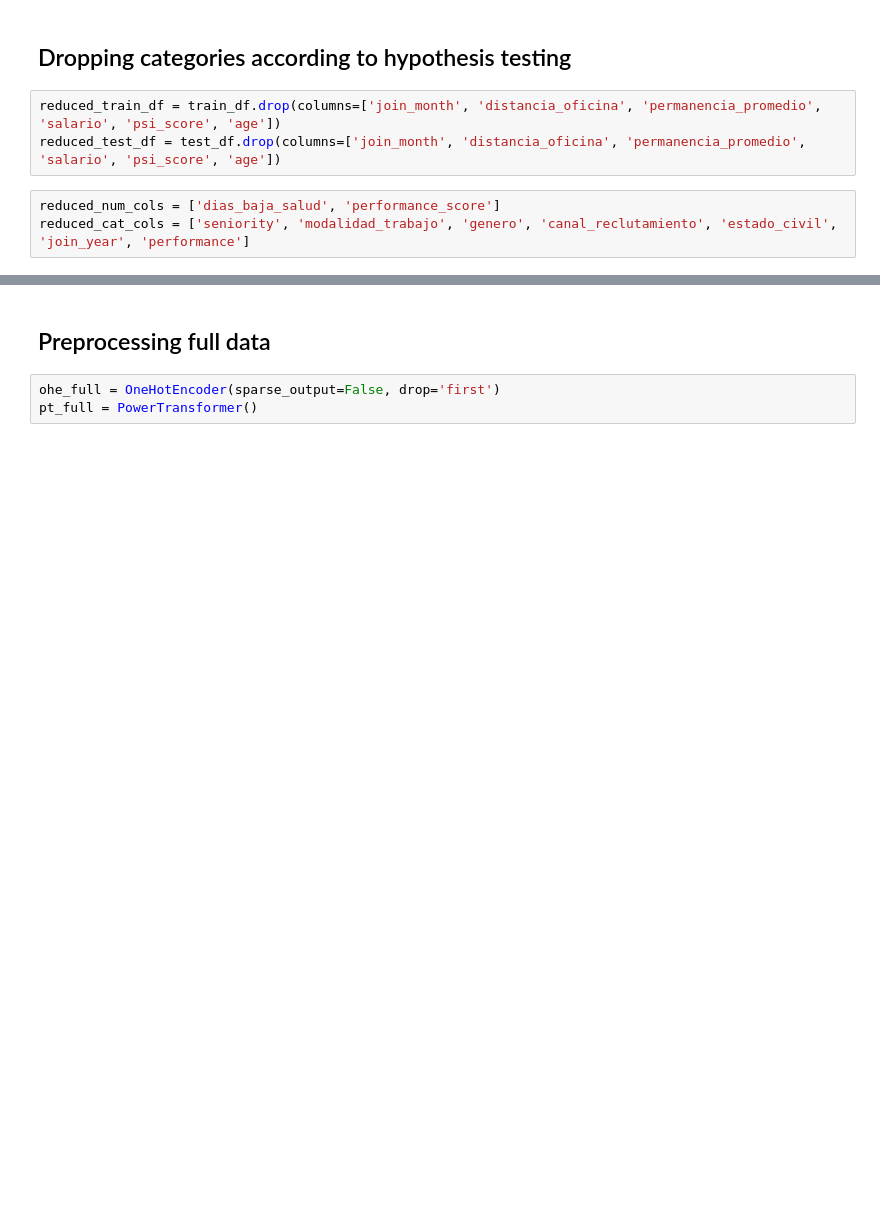
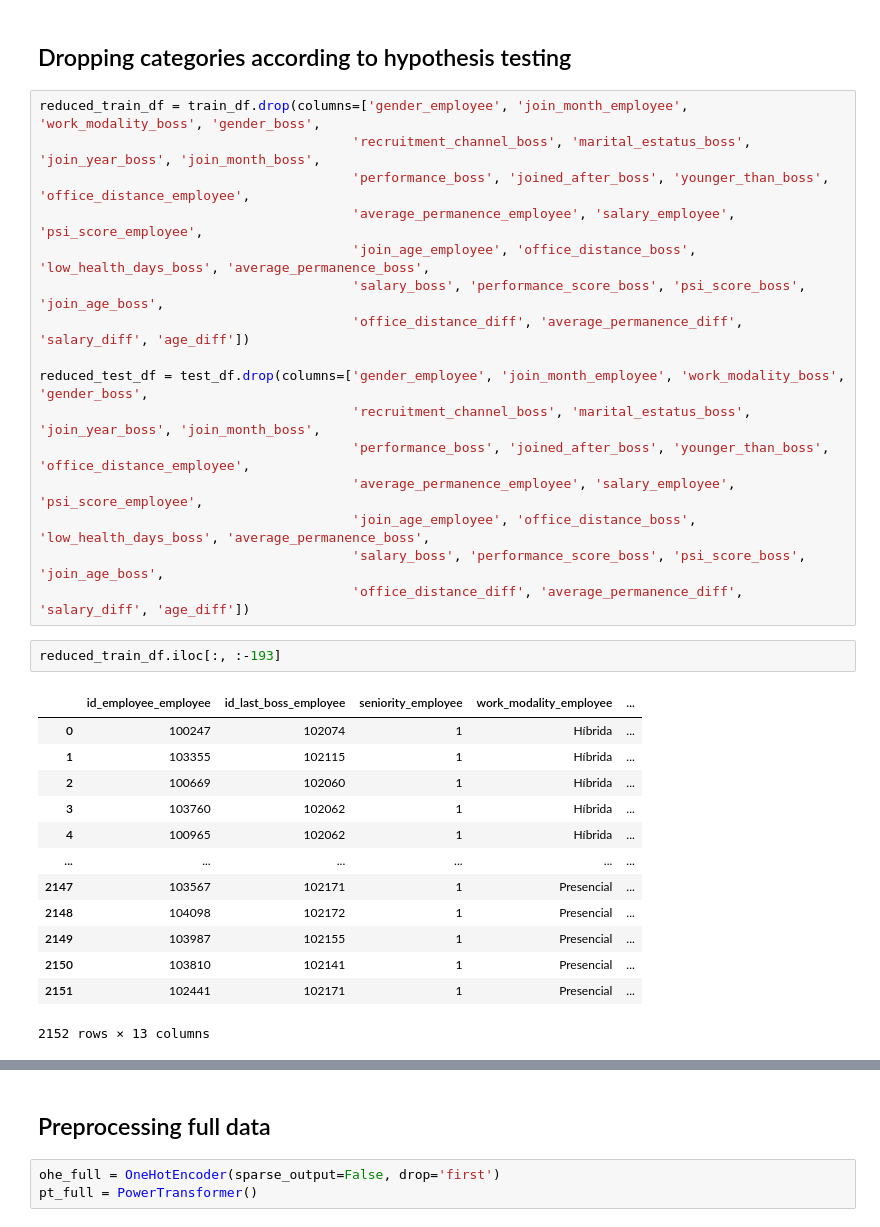
Before and after one commit to Wiferpagri/High-Performance-Employee-Resign-Prediction, a Jupyter notebook: notebooks/5.0-wfp-preprocessing.ipynb, the cells around one changed output, grey strips where cells are left out. Cells and saved outputs as stored; diff of their text form; blank space fills up the shorter version.

```diff
--- a/notebooks/5.0-wfp-preprocessing.ipynb
+++ b/notebooks/5.0-wfp-preprocessing.ipynb
@@ -24,8 +34,34 @@ cat_cols = ['seniority', 'modalidad_trabajo', 'genero', 'canal_reclutamiento', '
 # %% [markdown]
 ## Dropping categories according to hypothesis testing
-# %%
-reduced_train_df = train_df.drop(columns=['join_month', 'distancia_oficina', 'permanencia_promedio', 'salario', 'psi_score', 'age'])
-reduced_test_df = test_df.drop(columns=['join_month', 'distancia_oficina', 'permanencia_promedio', 'salario', 'psi_score', 'age'])
-# %%
-reduced_num_cols = ['dias_baja_salud', 'performance_score']
-reduced_cat_cols = ['seniority', 'modalidad_trabajo', 'genero', 'canal_reclutamiento', 'estado_civil', 'join_year', 'performance']
+# %%
+reduced_train_df = train_df.drop(columns=['gender_employee', 'join_month_employee', 'work_modality_boss', 'gender_boss',
+                                        'recruitment_channel_boss', 'marital_estatus_boss', 'join_year_boss', 'join_month_boss',
+                                        'performance_boss', 'joined_after_boss', 'younger_than_boss', 'office_distance_employee',
+                                        'average_permanence_employee', 'salary_employee', 'psi_score_employee',
+                                        'join_age_employee', 'office_distance_boss', 'low_health_days_boss', 'average_permanence_boss',
+                                        'salary_boss', 'performance_score_boss', 'psi_score_boss', 'join_age_boss',
+                                        'office_distance_diff', 'average_permanence_diff', 'salary_diff', 'age_diff'])
+
+reduced_test_df = test_df.drop(columns=['gender_employee', 'join_month_employee', 'work_modality_boss', 'gender_boss',
+                                        'recruitment_channel_boss', 'marital_estatus_boss', 'join_year_boss', 'join_month_boss',
+                                        'performance_boss', 'joined_after_boss', 'younger_than_boss', 'office_distance_employee',
+                                        'average_permanence_employee', 'salary_employee', 'psi_score_employee',
+                                        'join_age_employee', 'office_distance_boss', 'low_health_days_boss', 'average_permanence_boss',
+                                        'salary_boss', 'performance_score_boss', 'psi_score_boss', 'join_age_boss',
+                                        'office_distance_diff', 'average_permanence_diff', 'salary_diff', 'age_diff'])
+# %%
+reduced_train_df.iloc[:, :-193]
+# %% [output]
+|  | id_employee_employee | id_last_boss_employee | seniority_employee | work_modality_employee | ... |
+| 0 | 100247 | 102074 | 1 | Híbrida | ... |
+| 1 | 103355 | 102115 | 1 | Híbrida | ... |
+| 2 | 100669 | 102060 | 1 | Híbrida | ... |
+| 3 | 103760 | 102062 | 1 | Híbrida | ... |
+| 4 | 100965 | 102062 | 1 | Híbrida | ... |
+| ... | ... | ... | ... | ... | ... |
+| 2147 | 103567 | 102171 | 1 | Presencial | ... |
+| 2148 | 104098 | 102172 | 1 | Presencial | ... |
+| 2149 | 103987 | 102155 | 1 | Presencial | ... |
+| 2150 | 103810 | 102141 | 1 | Presencial | ... |
+| 2151 | 102441 | 102171 | 1 | Presencial | ... |
+2152 rows × 13 columns
```
Also changed, not shown: parts of 21 cells of this notebook, 5 other files.
